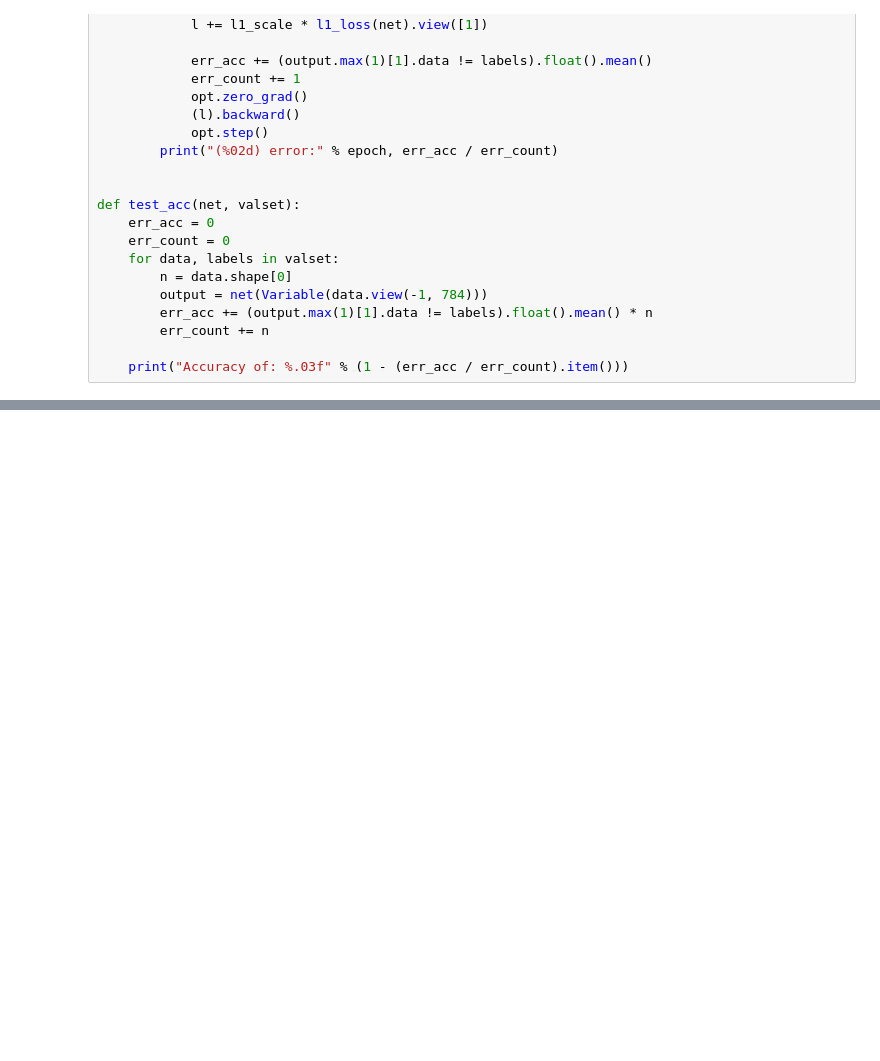
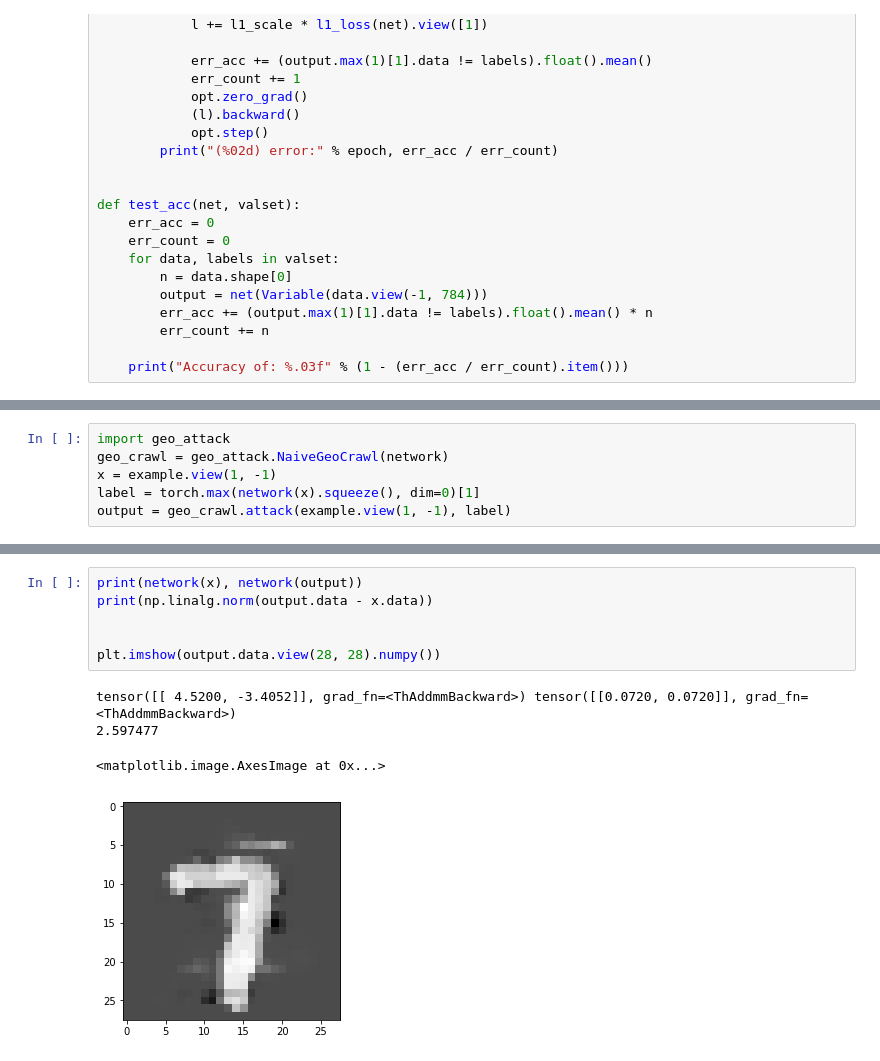
Before and after one commit to revbucket/geometric-certificates, a Jupyter notebook: experiments/binary_mnist_example.ipynb, the cells around one changed output, grey strips where cells are left out. Drawn from its saved outputs; the diff is of its cells as text; blank space fills up the shorter version.

```diff
--- a/experiments/binary_mnist_example.ipynb
+++ b/experiments/binary_mnist_example.ipynb
@@ -209,0 +202,6 @@ Adversarial output was  [[-0.363 -0.363]]
+# %%
+import geo_attack
+geo_crawl = geo_attack.NaiveGeoCrawl(network)
+x = example.view(1, -1)
+label = torch.max(network(x).squeeze(), dim=0)[1]
+output = geo_crawl.attack(example.view(1, -1), label)
@@ -209,0 +226,11 @@ Adversarial output was  [[-0.363 -0.363]]
+# %%
+print(network(x), network(output))
+print(np.linalg.norm(output.data - x.data))
+
+
+plt.imshow(output.data.view(28, 28).numpy())
+# %% [output]
+tensor([[ 4.5200, -3.4052]], grad_fn=<ThAddmmBackward>) tensor([[0.0720, 0.0720]], grad_fn=<ThAddmmBackward>)
+2.597477
+<matplotlib.image.AxesImage at 0x...>
+[figure, added]
```
Also changed, not shown: parts of 8 cells of this notebook, 6 other files.
